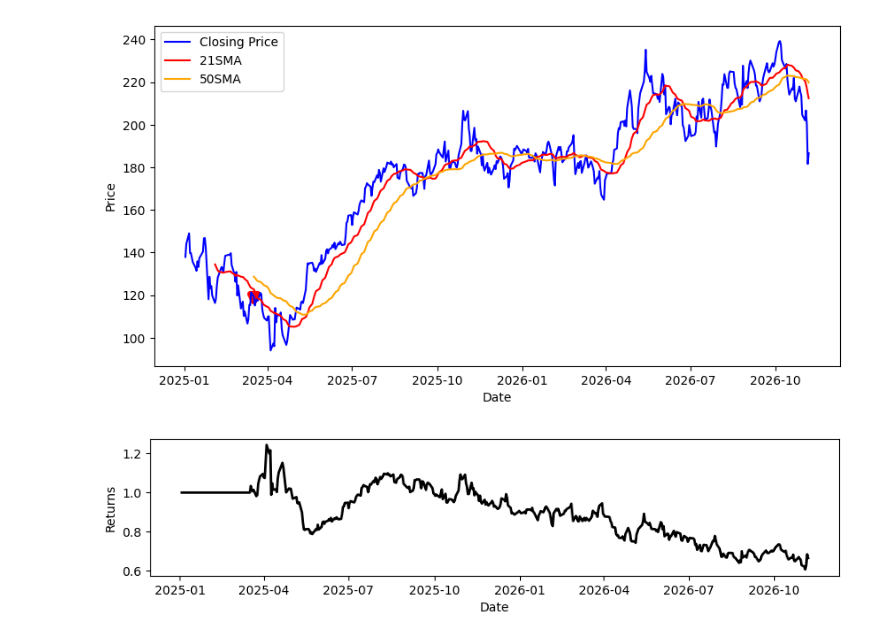
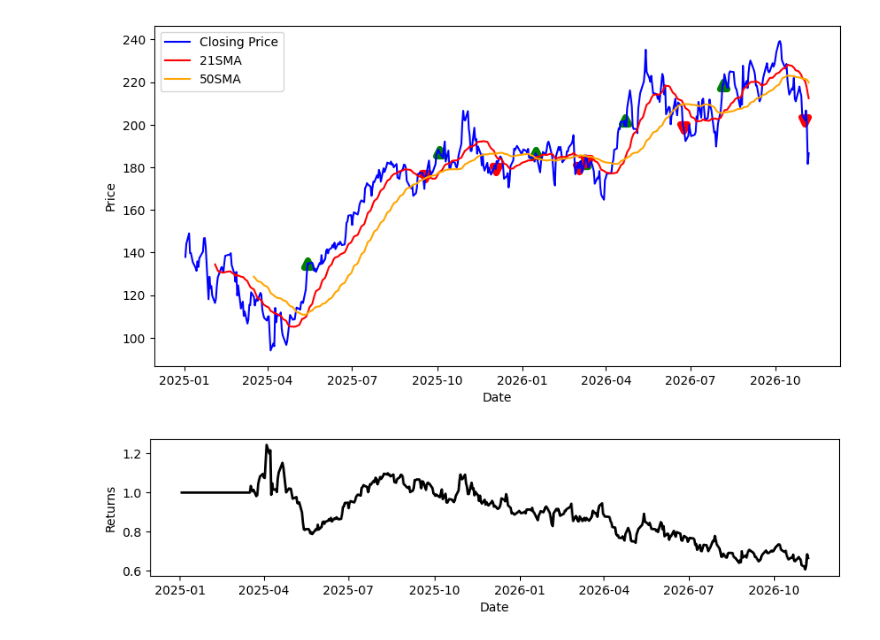
Before and after one commit to dramaticforyouenjoy-sudo/RIT-Trading-Competition-2026, a Jupyter notebook: Performance_Returns_For_SMA_Cross.ipynb, the cells around one changed output. Drawn from its saved outputs; the diff is of its cells as text; code cells hidden in the pictures.

```diff
--- a/Performance_Returns_For_SMA_Cross.ipynb
+++ b/Performance_Returns_For_SMA_Cross.ipynb
@@ -19,36 +19,36 @@ df['signal'] = 0
 df.loc[df['21SMA'] > df['50SMA'], 'signal'] = 1
 df.loc[df['21SMA'] < df['50SMA'], 'signal'] = -1
 
-buy_points = df[df['signal'].diff() == 1]
-sell_points = df[df['signal'].diff() == -1]
+buy_points = df[df['signal'].diff() == 2]
+sell_points = df[df['signal'].diff() == -2]
 
 df['returns'] = df['Close'].pct_change()
 df['strategy_returns'] = df['signal'].shift(1)*df['returns']
 
 df['cumulative_returns'] = (1 + df['returns']).cumprod()
 df['cumulative_strategy_returns'] = (1+df['strategy_returns']).cumprod()
 
 plt.figure(figsize=(10,5))
 plt.plot(df.index,df['Close'],label='Closing Price',color='blue')
 plt.plot(df.index,df['21SMA'],label='21SMA',color='red')
 plt.plot(df.index,df['50SMA'],label='50SMA',color='orange')
 plt.scatter(buy_points.index,buy_points['Close'],marker='^',color='green',linewidths=5)
 plt.scatter(sell_points.index,sell_points['Close'],marker='v',color='red',linewidths=5)
 
 plt.xlabel('Date', fontsize=10)
 plt.ylabel('Price',fontsize=10)
 plt.legend()
 plt.show()
 
 plt.figure(figsize=(10,2))
 plt.plot(df.index,df['cumulative_strategy_returns'],label='cumulative returns',color='black',linewidth=2)
 plt.xlabel('Date',fontsize=10)
 plt.ylabel('Returns',fontsize=10)
 plt.show()
 
 print(df.tail(200))
 # %% [output]
-[figure, old version]
+[figure, new version]
 [figure]
                  Close        High         Low        Open     Volume  \
 Date
```
Also changed, not shown: parts of 1 cell of this notebook.
